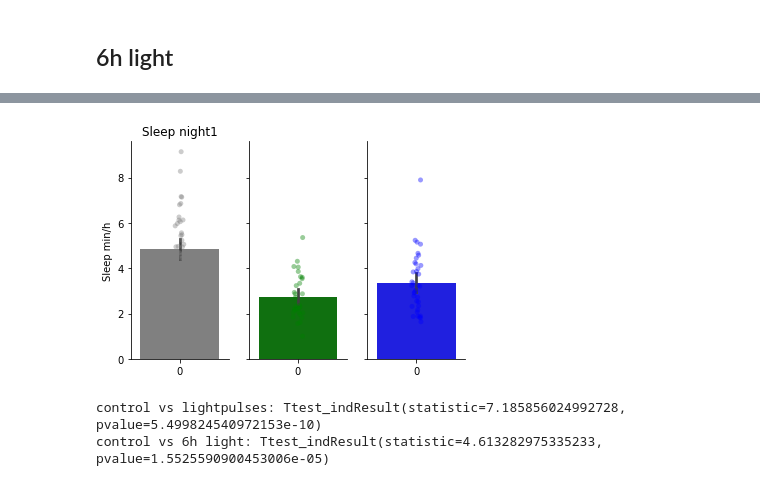
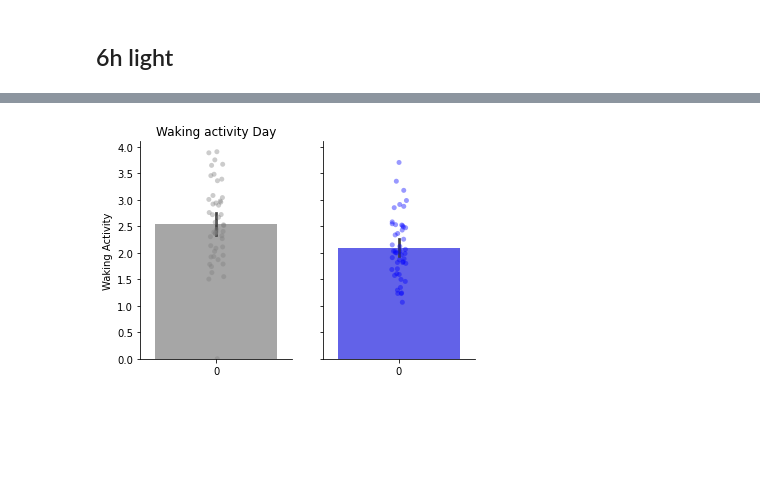
Before and after one commit to PaulaPflitsch/SleepPaper_code2023, a Jupyter notebook: Sleep_analysis/SD_plot_standard_error.ipynb, the cells around one changed output, grey strips where cells are left out. Saved outputs shown, nothing was run; the diff lists cells and outputs as text; code cells hidden in the pictures; blank space fills up the shorter version.

```diff
--- a/Sleep_analysis/SD_plot_standard_error.ipynb
+++ b/Sleep_analysis/SD_plot_standard_error.ipynb
@@ -2259,7 +2433,8 @@ Ttest_indResult(statistic=-0.6666713230953152, pvalue=0.5066199803634126)
 # %%
 # load data and convert into dataframe
 # control data
-df_rest_night1_ctrl =pd.read_csv(r"C:\Users\paula\Documents\MATLAB\Engert_lab\210121_Larval_SD_comparison_rawdata\210121_ctrl_box9-20221202T181339Z-001\210121_ctrl_box9\output_binned_rest_night1.csv", header=None)
-print('control',df_rest_night1_ctrl)
-df_rest_day1_ctrl = pd.read_csv(r"C:\Users\paula\Documents\MATLAB\Engert_lab\210121_Larval_SD_comparison_rawdata\210121_ctrl_box9-20221202T181339Z-001\210121_ctrl_box9\output_binned_rest_day1.csv", header=None)
+df_wake_ctrl =pd.read_csv(r"E:\Sleep_deprivation_boxes\Will_data\Will_rebound_data\210422_LightSD_ctrl_box9-20221226T144041Z-001\210422_LightSD_ctrl_box9\output_binned_wakeAct_day1.csv", header=None)
+#print('control',df_wake_ctrl)
+df_wake_6h = pd.read_csv(r"E:\Sleep_deprivation_boxes\Will_data\Will_rebound_data\210422_LightSD_3am_box10-20221226T144029Z-001\210422_LightSD_3am_box10\output_binned_wakeAct_day1.csv", header=None)
+#print('lp',df_wake_6h)
 # %% [output]
@@ -2390,35 +2465,20 @@ mean_df_rest_day1_con_NEW = mean_df_rest_day1_con.mul(6)
 # %%
-# plot sleep during night1
+# plot
 
-#a4_dims = (11.7, 8.27)
+a4_dims = (11.7, 8.27)
 #fig, ax = plt.subplots(figsize=a4_dims)
-fig, (ax1, ax2, ax3) = plt.subplots(1, 3, sharey=True)
-ax = sns.barplot(ax=ax1,data=mean_df_rest_night1_ctrl, color = "grey", orient="v")
-ax = sns.stripplot(ax=ax1,data=mean_df_rest_night1_ctrl, dodge=True, color="grey", alpha = 0.4,jitter = 0.05)
+fig, (ax1, ax2) = plt.subplots(1, 2, sharey=True)
+ax = sns.barplot(ax=ax1,data=mean_df_wake_ctrl, color = "grey", orient="v", alpha =0.7)
+# Add jitter with the swarmplot function.
+ax = sns.stripplot(ax=ax1,data=mean_df_wake_ctrl, dodge=True, color="grey", alpha = 0.4,jitter = 0.05)
 
-ax = sns.barplot(ax=ax2, data=mean_df_rest_night1_lp, color = "green", orient="v")
-ax = sns.stripplot(ax=ax2,data=mean_df_rest_night1_lp, dodge=True, color="green", alpha = 0.4,jitter = 0.05)
+ax = sns.barplot(ax=ax2, data=mean_df_wake_6h, color = "blue", orient="v",alpha =0.7)
+ax = sns.stripplot(ax=ax2,data=mean_df_wake_6h, dodge=True, color="blue", alpha = 0.4,jitter = 0.05)
 
-ax = sns.barplot(ax=ax3, data=mean_df_rest_night1_6h, color = "blue", orient="v")
-ax = sns.stripplot(ax=ax3,data=mean_df_rest_night1_6h, dodge=True, color="blue", alpha = 0.4,jitter = 0.05)
-
-
-ax1.set_title("Sleep night1")
-ax1.set_ylabel("Sleep min/h")
+ax1.set_title("Waking activity Day")
+ax1.set_ylabel("Waking Activity")
+#ax.set_ylim(0,60)
 sns.despine(right=True, bottom=False)
-fig.savefig("C:/Users/paula/Documents/MATLAB/Engert_lab/210121_Larval_SD_comparison_rawdata/Plots_Activity&Rest/Rest_lp_6h_mean_night1_per10.pdf")
+#fig.savefig("C:/Users/paula/Documents/MATLAB/Engert_lab/Will_rebound_data/Rebound_analysis/Rest_lightpulses_mean_night1.pdf")
 # %% [output]
-[figure, old version]
+[figure, new version]
-# %%
-# independent t-test
-
-#control vs lp
-p = ss.ttest_ind(mean_df_rest_night1_ctrl, mean_df_rest_night1_lp, equal_var=False)
-print("control vs lightpulses:", p)
-
-# control vs 6h light
-p = ss.ttest_ind(mean_df_rest_night1_ctrl, mean_df_rest_night1_6h, equal_var=False)
-print("control vs 6h light:", p)
-# %% [output]
-control vs lightpulses: Ttest_indResult(statistic=7.185856024992728, pvalue=5.499824540972153e-10)
-control vs 6h light: Ttest_indResult(statistic=4.613282975335233, pvalue=1.5525590900453006e-05)
```
Also changed, not shown: parts of 120 cells of this notebook.
